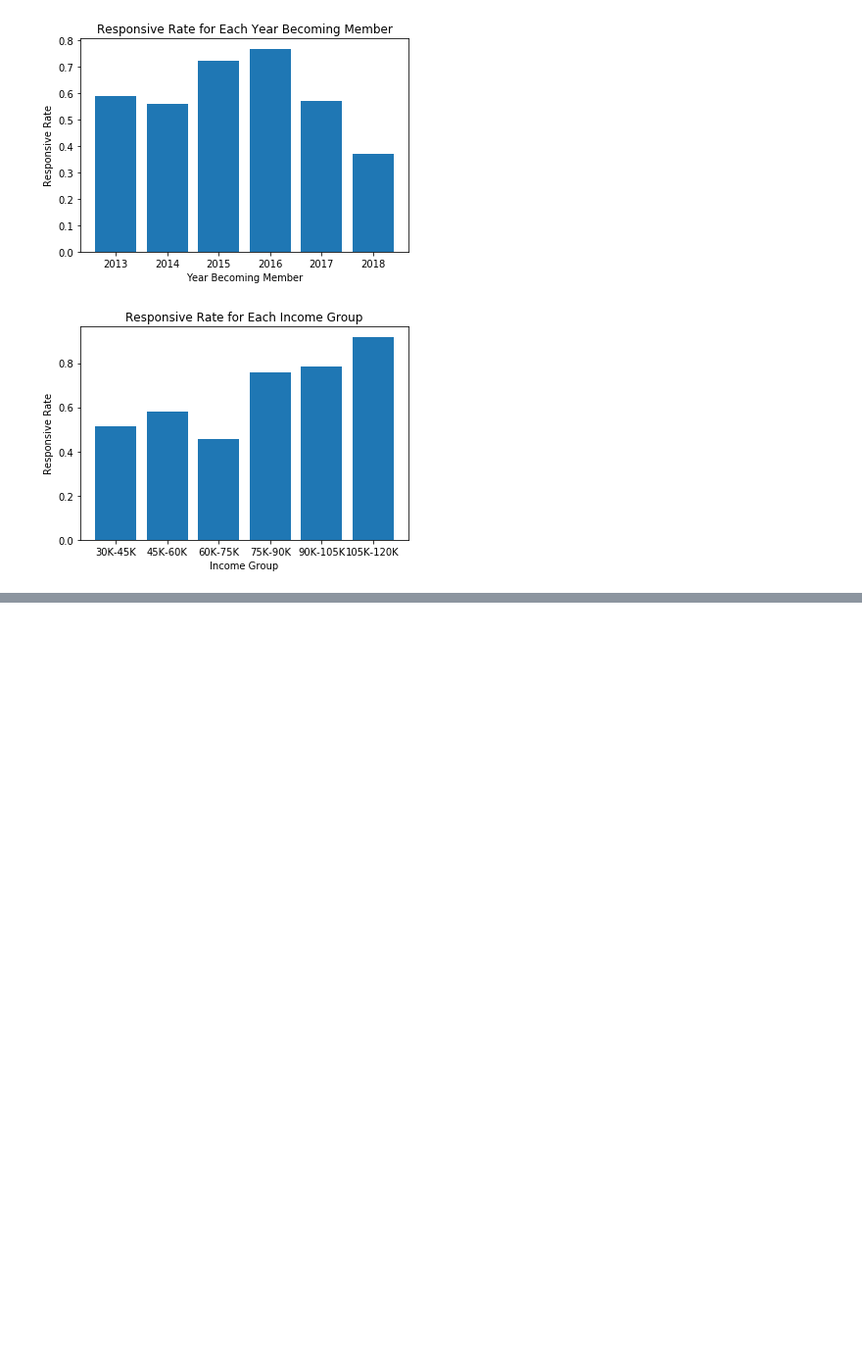
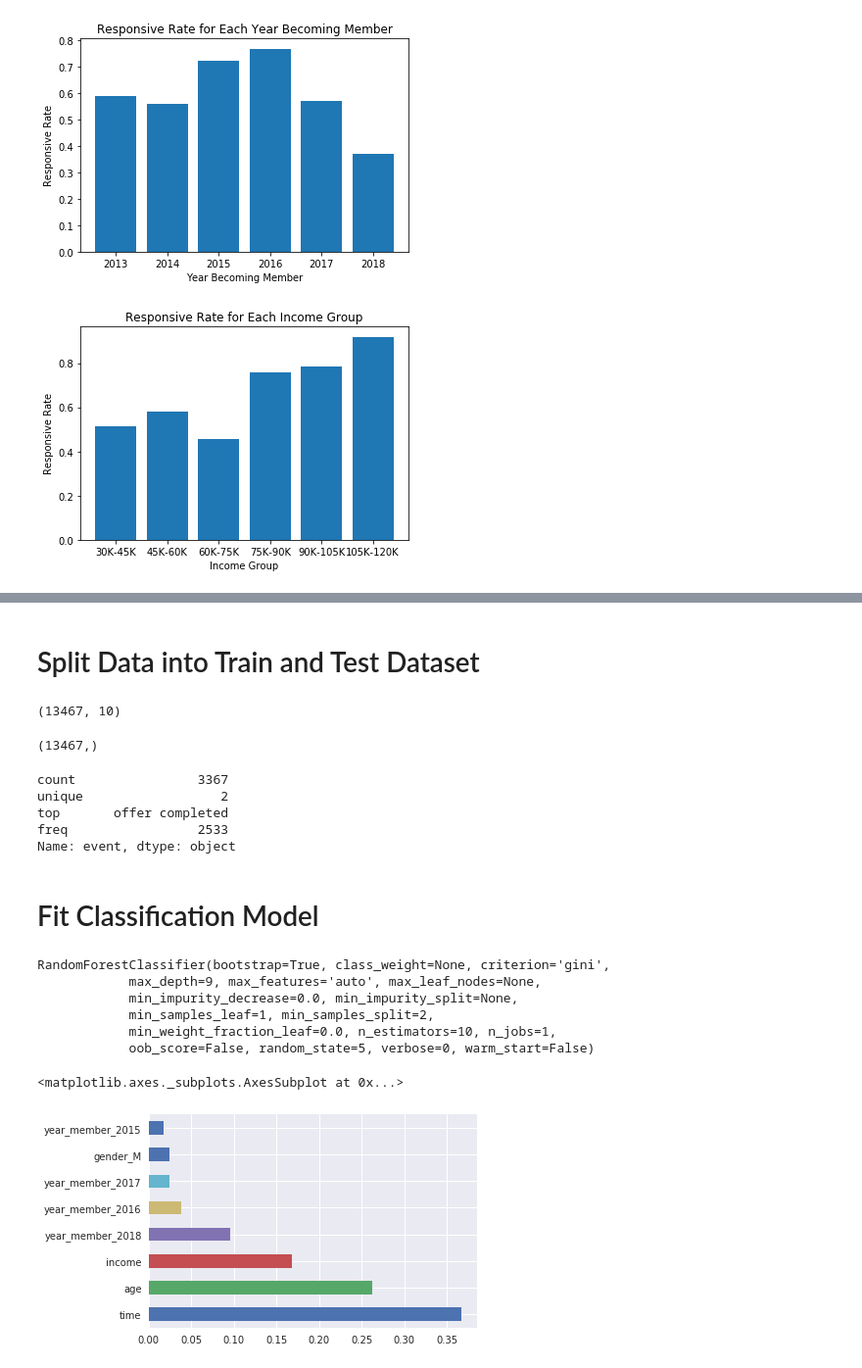
Before and after one commit to jingwenhuang96/Udacity_Starbucks_Capstone, a Jupyter notebook: Starbucks_Capstone_notebook.ipynb, the cells around one changed output, grey strips where cells are left out. Shown: that part at 98% size. Saved outputs shown, nothing was run; the diff lists cells and outputs as text; code cells hidden in the pictures; blank space fills up the shorter version.

Commit message:
process data and build model and measure results

```diff
--- a/Starbucks_Capstone_notebook.ipynb
+++ b/Starbucks_Capstone_notebook.ipynb
@@ -422,0 +443,2 @@ groupby_count(offer_view_profile, 'IncomeRange', 'Income Group')
+# %%
+offer_view_not_comp = pd.merge(offer_view_not_comp, profile, on = 'person', how = 'inner')
@@ -422,0 +456,3 @@ groupby_count(offer_view_profile, 'IncomeRange', 'Income Group')
+# %%
+## combine two dataset together
+df = pd.concat([offer_view_and_comp, offer_view_not_comp])
@@ -422,0 +522,33 @@ groupby_count(offer_view_profile, 'IncomeRange', 'Income Group')
+# %% [markdown]
+# Split Data into Train and Test Dataset
+# %%
+X_train, X_test, Y_train, Y_test = train_test_split(X, Y, test_size=0.2, random_state=0)
+# %%
+X_train.shape
+# %% [output]
+(13467, 10)
+# %%
+Y_train.shape
+# %% [output]
+(13467,)
+# %%
+Y_test.describe()
+# %% [output]
+count                3367
+unique                  2
+top       offer completed
+freq                 2533
+Name: event, dtype: object
+# %% [markdown]
+# Fit Classification Model
+# %%
+# fit random forest model in train dataset
+clf = RandomForestClassifier(max_depth=9, random_state=5)
+clf.fit(X_train, Y_train)
+# %% [output]
+RandomForestClassifier(bootstrap=True, class_weight=None, criterion='gini',
+            max_depth=9, max_features='auto', max_leaf_nodes=None,
+            min_impurity_decrease=0.0, min_impurity_split=None,
+            min_samples_leaf=1, min_samples_split=2,
+            min_weight_fraction_leaf=0.0, n_estimators=10, n_jobs=1,
+            oob_score=False, random_state=5, verbose=0, warm_start=False)
@@ -422,0 +558,7 @@ groupby_count(offer_view_profile, 'IncomeRange', 'Income Group')
+# %%
+# Using the feature importance plot to predict the data
+feat_importances = pd.Series(clf.feature_importances_, index=X.columns)
+feat_importances.nlargest(8).plot(kind='barh')
+# %% [output]
+<matplotlib.axes._subplots.AxesSubplot at 0x...>
+[figure, added]
```
Also changed, not shown: parts of 14 cells of this notebook.
